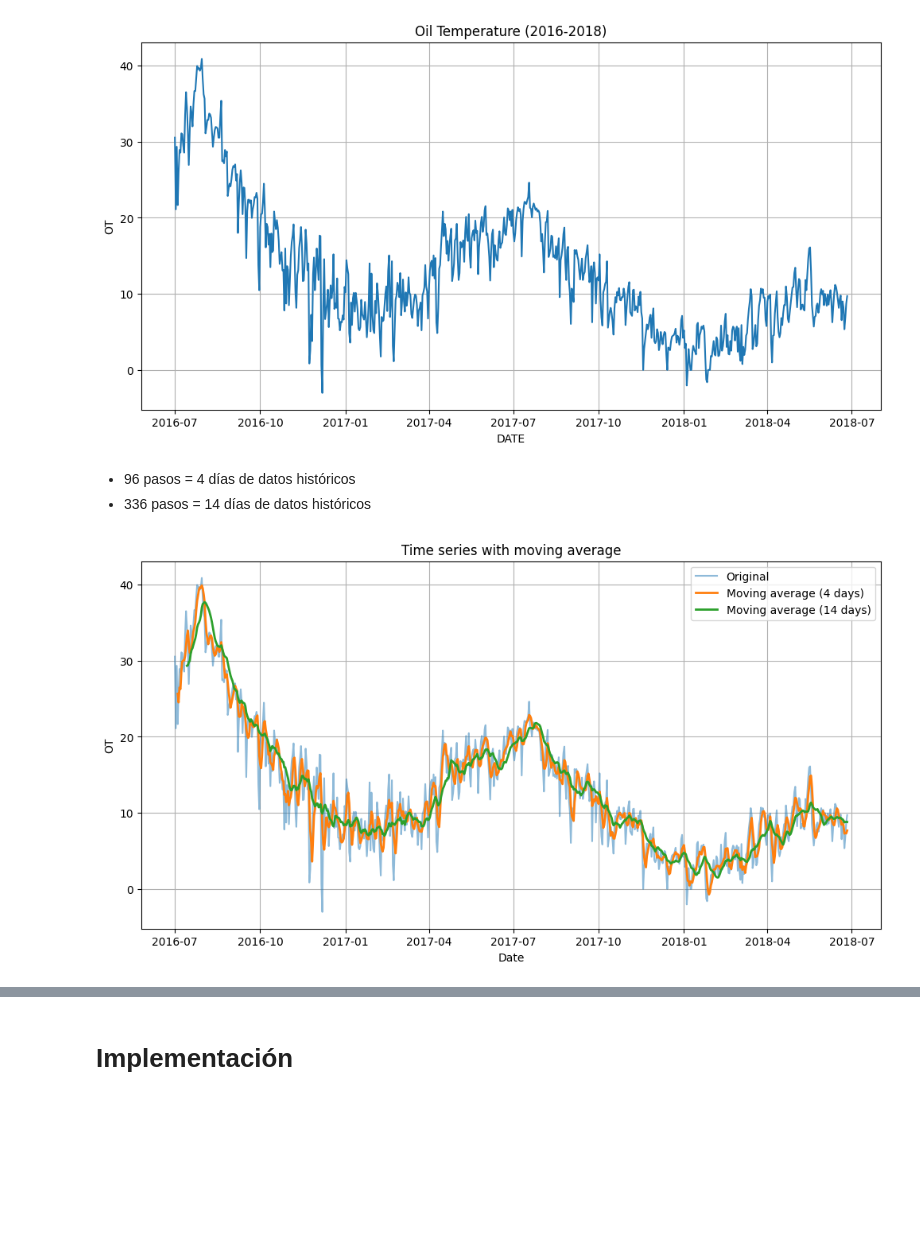
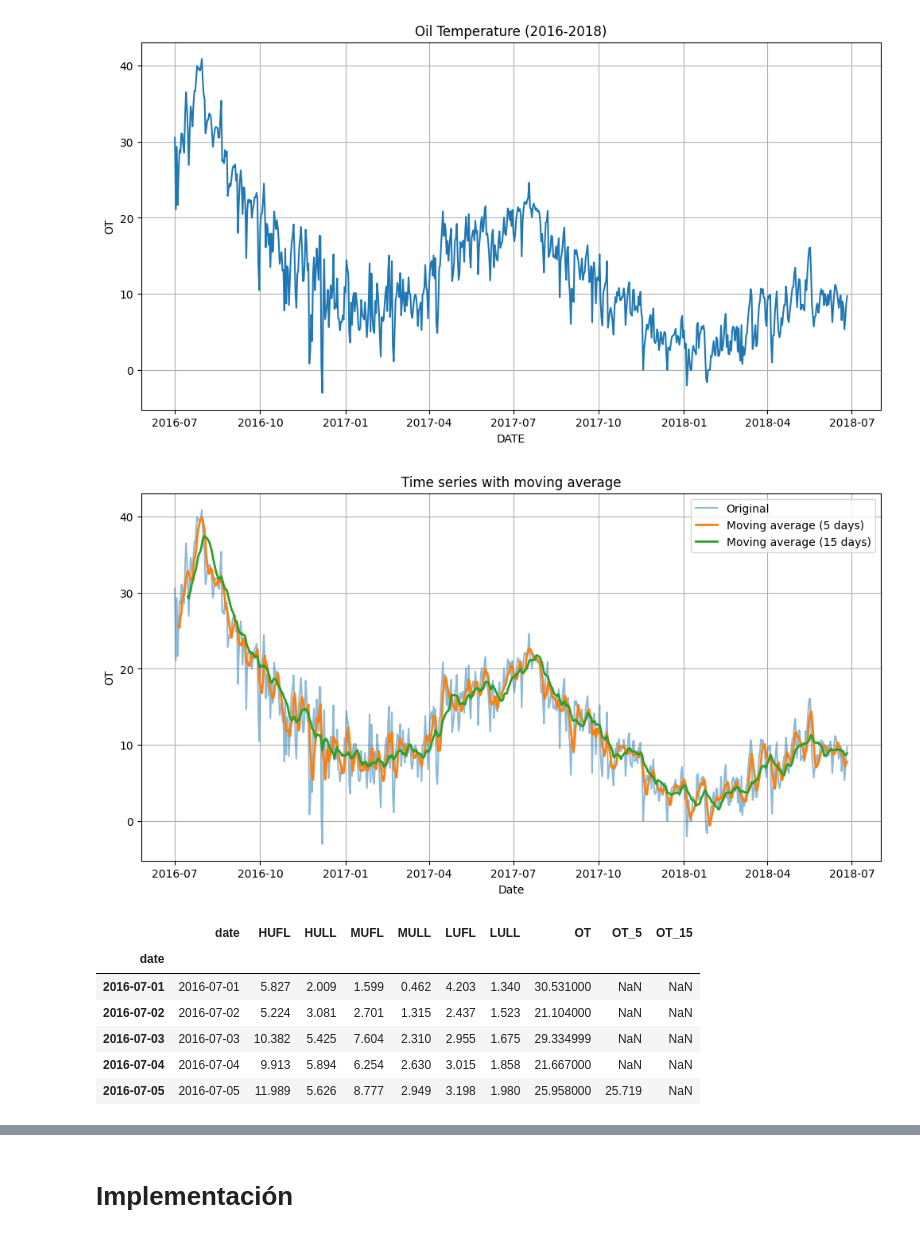
Before and after one commit to Dass-19/LTSF, a Jupyter notebook: LTSF.ipynb, the cells around one changed output, grey strips where cells are left out. Drawn from its saved outputs; the diff is of its cells as text; code cells hidden in the pictures; blank space fills up the shorter version.

```diff
--- a/LTSF.ipynb
+++ b/LTSF.ipynb
@@ -72,31 +75,37 @@ ETTh1.describe()
 | std | NaN | 7.067744 | 2.042342 | 6.826978 | 1.809293 | 1.164506 | 0.599552 | 8.566946 |
 # %%
 ETTh1.index = ETTh1.date
-ETTh1 = ETTh1.asfreq('D')
+ETTh1_D = ETTh1.asfreq('D').dropna()
 plt.figure(figsize=(12, 6))
-plt.plot(ETTh1.OT)
+plt.plot(ETTh1_D.OT)
 plt.title('Oil Temperature (2016-2018)')
 plt.xlabel('DATE')
 plt.ylabel('OT')
 plt.grid()
 # %% [output]
 [figure]
-# %% [markdown]
-- 96 pasos = 4 días de datos históricos
-- 336 pasos = 14 días de datos históricos
 # %%
-ETTh1['OT_96'] = ETTh1['OT'].rolling(window=4).mean()
-ETTh1['OT_336'] = ETTh1['OT'].rolling(window=14).mean()
+ETTh1_D['OT_5'] = ETTh1_D['OT'].rolling(window=5).mean()
+ETTh1_D['OT_15'] = ETTh1_D['OT'].rolling(window=15).mean()
 # %%
 plt.figure(figsize=(12, 6))
-plt.plot(ETTh1['OT'], label='Original', alpha=0.5)
-plt.plot(ETTh1['OT_96'], label='Moving average (4 days)', linewidth=2)
-plt.plot(ETTh1['OT_336'], label='Moving average (14 days)', linewidth=2)
+plt.plot(ETTh1_D['OT'], label='Original', alpha=0.5)
+plt.plot(ETTh1_D['OT_5'], label='Moving average (5 days)', linewidth=2)
+plt.plot(ETTh1_D['OT_15'], label='Moving average (15 days)', linewidth=2)
 plt.title('Time series with moving average')
 plt.xlabel('Date')
 plt.ylabel('OT')
 plt.legend()
 plt.grid()
-plt.show()
 # %% [output]
-[figure, old version]
+[figure, new version]
+# %%
+ETTh1_D.head()
+# %% [output]
+|  | date | HUFL | HULL | MUFL | MULL | LUFL | LULL | OT | OT_5 | OT_15 |
+| date |  |  |  |  |  |  |  |  |  |  |
+| 2016-07-01 | 2016-07-01 | 5.827 | 2.009 | 1.599 | 0.462 | 4.203 | 1.340 | 30.531000 | NaN | NaN |
+| 2016-07-02 | 2016-07-02 | 5.224 | 3.081 | 2.701 | 1.315 | 2.437 | 1.523 | 21.104000 | NaN | NaN |
+| 2016-07-03 | 2016-07-03 | 10.382 | 5.425 | 7.604 | 2.310 | 2.955 | 1.675 | 29.334999 | NaN | NaN |
+| 2016-07-04 | 2016-07-04 | 9.913 | 5.894 | 6.254 | 2.630 | 3.015 | 1.858 | 21.667000 | NaN | NaN |
+| 2016-07-05 | 2016-07-05 | 11.989 | 5.626 | 8.777 | 2.949 | 3.198 | 1.980 | 25.958000 | 25.719 | NaN |
```
Also changed, not shown: parts of 5 cells of this notebook.
